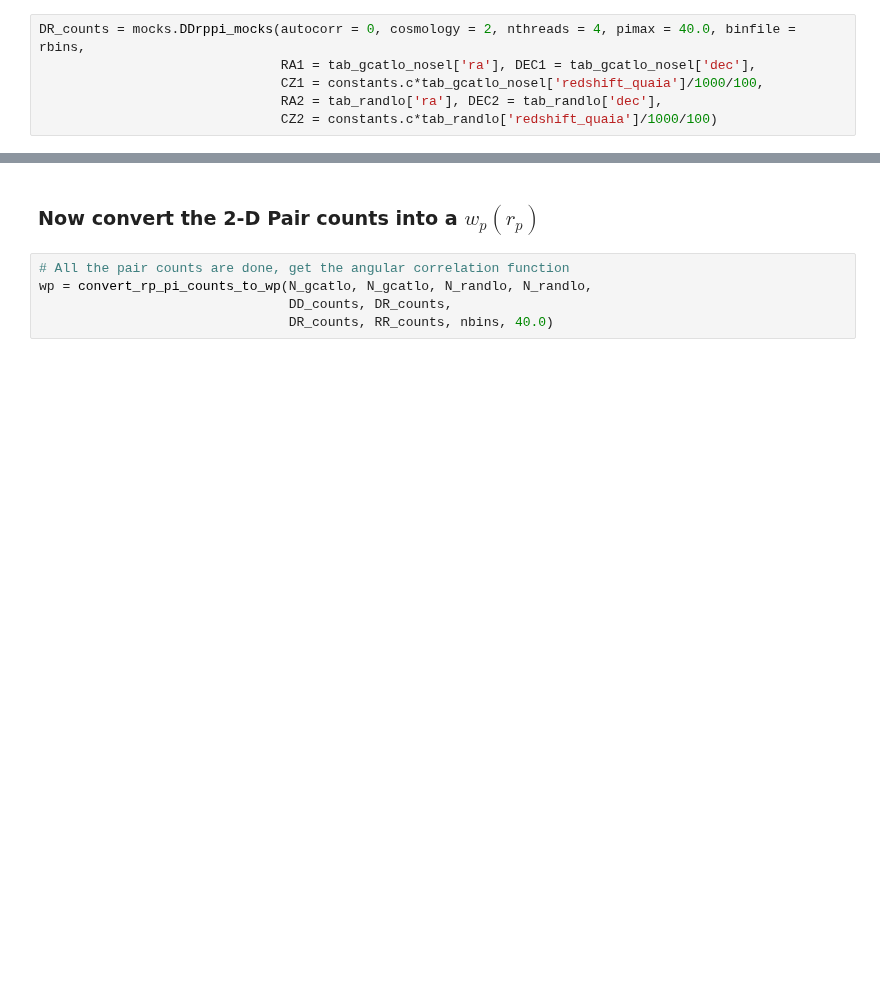
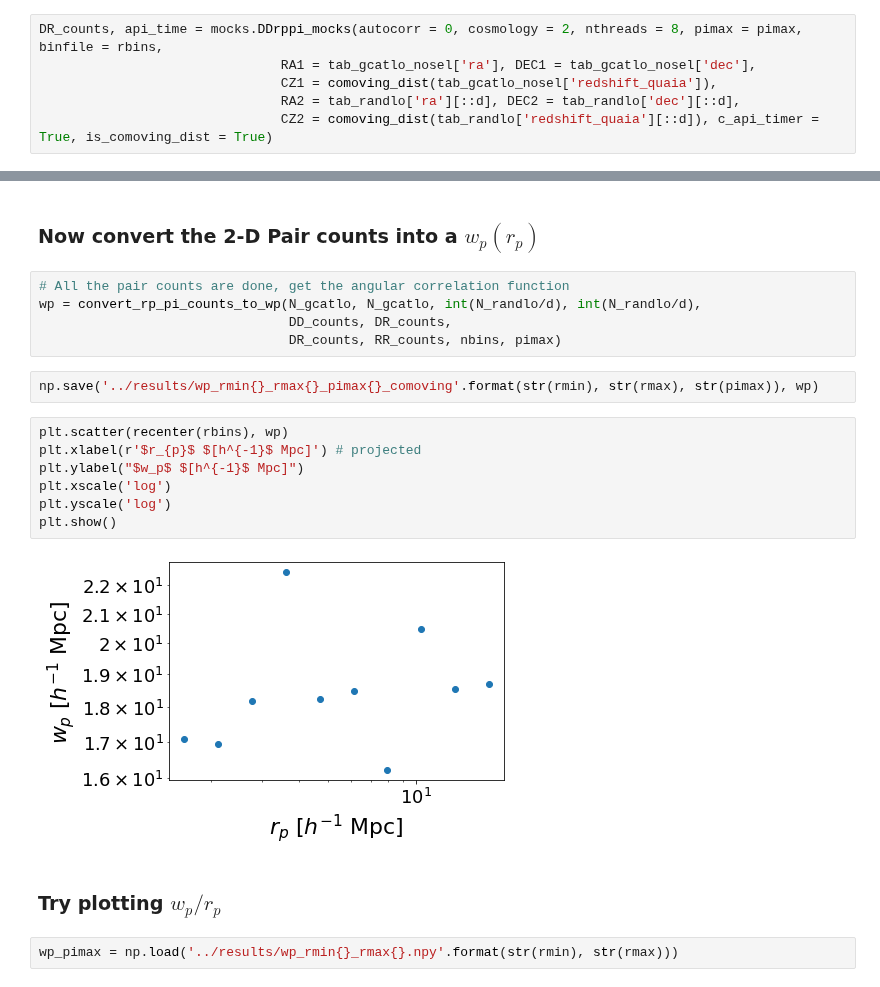
Before and after one commit to mshiferaw/quaia_bias, a Jupyter notebook: notebooks/2025-03-05_measure_wp_rp_comoving.ipynb, the cells around one changed output, grey strips where cells are left out. Saved outputs shown, nothing was run; the diff lists cells and outputs as text; blank space fills up the shorter version.

```diff
--- a/notebooks/2025-02-12_measure_mock_clustering.ipynb
+++ b/notebooks/2025-03-05_measure_wp_rp_comoving.ipynb
@@ -288,6 +266,6 @@ plt.show()
 # %%
-DR_counts = mocks.DDrppi_mocks(autocorr = 0, cosmology = 2, nthreads = 4, pimax = 40.0, binfile = rbins,
+DR_counts, api_time = mocks.DDrppi_mocks(autocorr = 0, cosmology = 2, nthreads = 8, pimax = pimax, binfile = rbins,
                                RA1 = tab_gcatlo_nosel['ra'], DEC1 = tab_gcatlo_nosel['dec'],
-                               CZ1 = constants.c*tab_gcatlo_nosel['redshift_quaia']/1000/100,
-                               RA2 = tab_randlo['ra'], DEC2 = tab_randlo['dec'],
-                               CZ2 = constants.c*tab_randlo['redshift_quaia']/1000/100)
+                               CZ1 = comoving_dist(tab_gcatlo_nosel['redshift_quaia']),
+                               RA2 = tab_randlo['ra'][::d], DEC2 = tab_randlo['dec'][::d],
+                               CZ2 = comoving_dist(tab_randlo['redshift_quaia'][::d]), c_api_timer = True, is_comoving_dist = True)
@@ -322,6 +328,21 @@ RR_counts = mocks.DDrppi_mocks(autocorr = 1, cosmology = 2, nthreads = 4, pimax
 ### Now convert the 2-D Pair counts into a $w_p(r_p)$
 # %%
 # All the pair counts are done, get the angular correlation function
-wp = convert_rp_pi_counts_to_wp(N_gcatlo, N_gcatlo, N_randlo, N_randlo,
+wp = convert_rp_pi_counts_to_wp(N_gcatlo, N_gcatlo, int(N_randlo/d), int(N_randlo/d),
                                 DD_counts, DR_counts,
-                                DR_counts, RR_counts, nbins, 40.0)
+                                DR_counts, RR_counts, nbins, pimax)
+# %%
+np.save('../results/wp_rmin{}_rmax{}_pimax{}_comoving'.format(str(rmin), str(rmax), str(pimax)), wp)
+# %%
+plt.scatter(recenter(rbins), wp)
+plt.xlabel(r'$r_{p}$ $[h^{-1}$ Mpc]') # projected
+plt.ylabel("$w_p$ $[h^{-1}$ Mpc]")
+plt.xscale('log')
+plt.yscale('log')
+plt.show()
+# %% [output]
+[figure, added]
+# %% [markdown]
+### Try plotting $w_p/r_p$
+# %%
+wp_pimax = np.load('../results/wp_rmin{}_rmax{}.npy'.format(str(rmin), str(rmax)))
```
Also changed, not shown: parts of 37 cells of this notebook, 28 other files.
